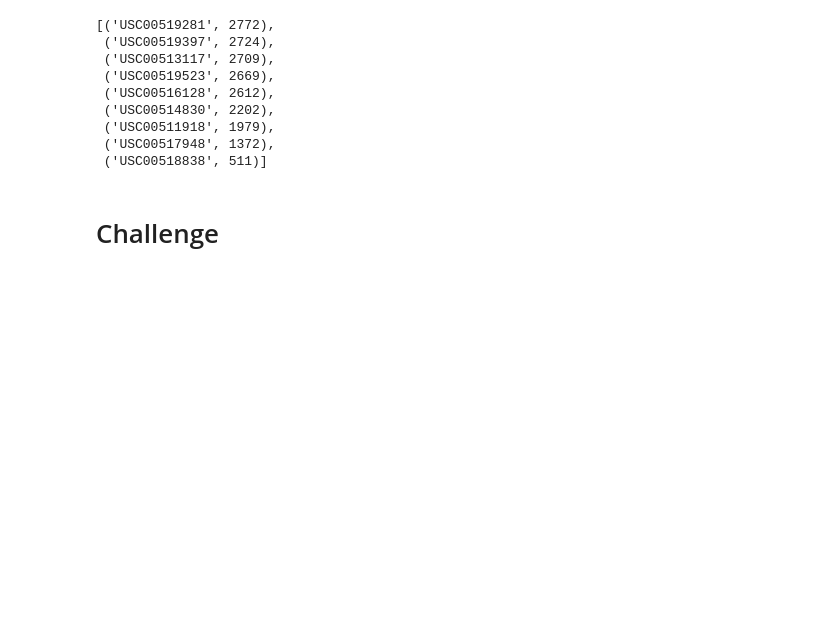
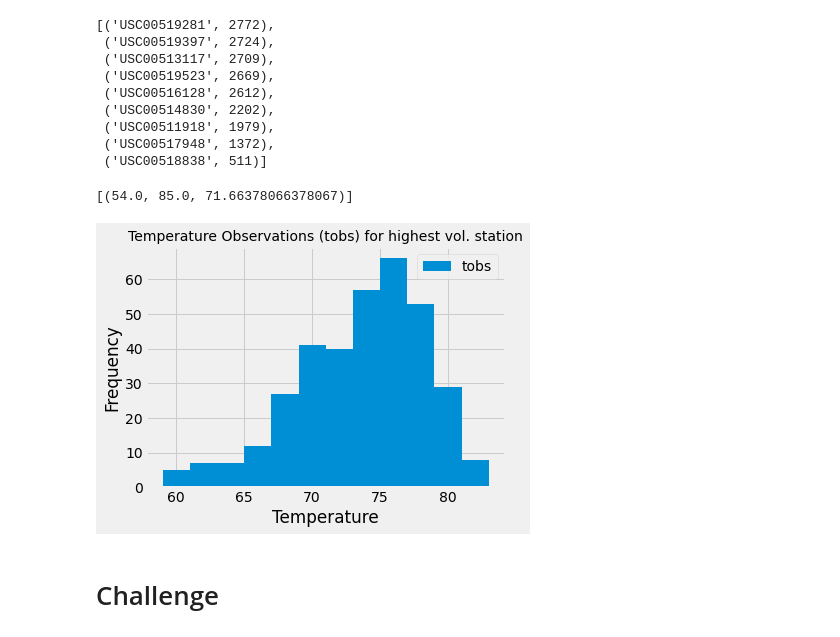
Before and after one commit to Brotherscodes/Surfs_Up, a Jupyter notebook: Resources/climate_analysis.ipynb, the cells around one changed output. Saved outputs shown, nothing was run; the diff lists cells and outputs as text; code cells hidden in the pictures; blank space fills up the shorter version.

```diff
--- a/Resources/climate_analysis.ipynb
+++ b/Resources/climate_analysis.ipynb
@@ -96,3 +96,7 @@ session.query(Measurement.station, func.count(Measurement.station)).\
 # %%
 # Using the station id from the previous query, calculate the lowest temperature recorded,
 # highest temperature recorded, and average temperature most active station?
+session.query(func.min(Measurement.tobs), func.max(Measurement.tobs), func.avg(Measurement.tobs)).\
+filter(Measurement.station == 'USC00519281').all()
+# %% [output]
+[(54.0, 85.0, 71.66378066378067)]
@@ -102,3 +103,22 @@ session.query(Measurement.station, func.count(Measurement.station)).\
+# %%
+# Choose the station with the highest number of temperature observations.
+# Query the last 12 months of temperature observation data for this station and plot the results as a histogram
+results = session.query(Measurement.tobs).\
+filter(Measurement.station == 'USC00519281').\
+filter(Measurement.date >= prev_year).all()
+# print(results)
+# put results into a dataframe to make them more easily read by investors:
+
+station_df = pd.DataFrame(results, columns=['tobs'])
+# print(station_df)
+# create a histogram so that we can better visualize the the rain prcp throughout the year.
+station_df.plot.hist(bins=12)
+plt.tight_layout()
+plt.xlabel('Temperature')
+plt.title('Temperature Observations (tobs) for highest vol. station', fontsize=14)
+# plt.savefig("../Images/Temp_observ.png")
+# %% [output]
+[figure, added]
 # %%
 # Write a function called `calc_temps` that will accept start date and end date in the format '%Y-%m-%d'
 # and return the minimum, average, and maximum temperatures for that range of dates
```
Also changed, not shown: parts of 2 cells of this notebook.
